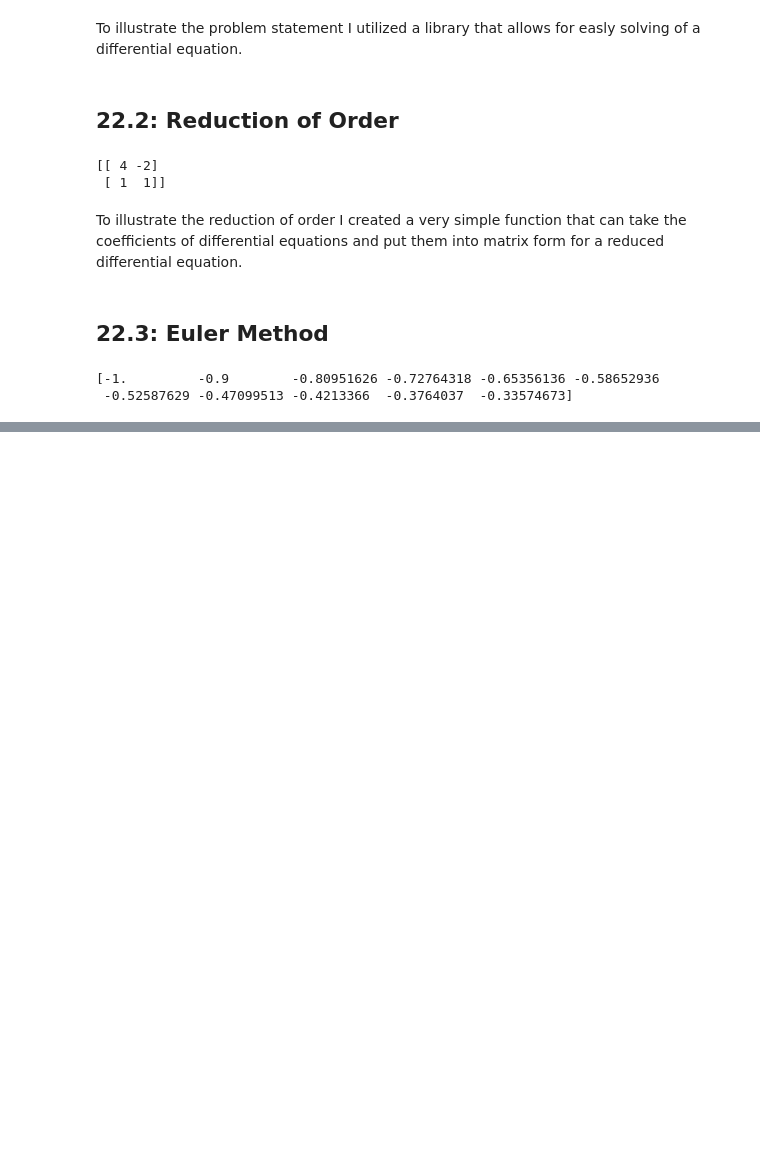
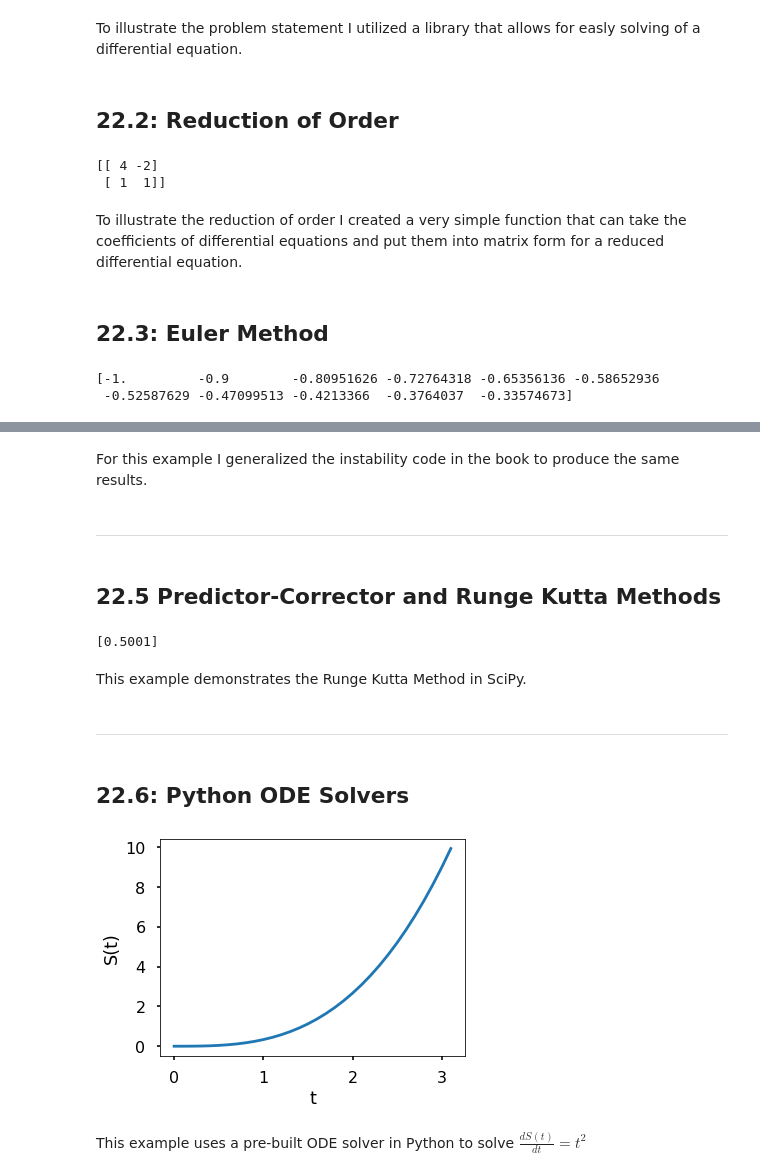
Before and after one commit to AlexanderAmaya1/MAT-421-Applied-Computational-Methods-Homework, a Jupyter notebook: Module_H.ipynb, the cells around one changed output, grey strips where cells are left out. Drawn from its saved outputs; the diff is of its cells as text; code cells hidden in the pictures; blank space fills up the shorter version.

```diff
--- a/Module_H.ipynb
+++ b/Module_H.ipynb
@@ -81,0 +140,66 @@ In this example I took the Euler method example from the book and created a gene
+# %% [markdown]
+For this example I generalized the instability code in the book to produce the same results.
+# %% [markdown]
+
+
+---
+# %% [markdown]
+## 22.5 Predictor-Corrector and Runge Kutta Methods
+# %%
+from math import e
+from scipy import integrate as i
+
+
+def f(t,x):
+    return x-t**2+1
+
+
+sol = i.RK45(f, 0.5, [0] , 10 )
+
+# collect data
+t = []
+
+
+    # get solution step state
+sol.step()
+t.append(sol.t)
+
+
+
+
+print(t)
+# %% [output]
+[0.5001]
+# %% [markdown]
+This example demonstrates the Runge Kutta Method in SciPy.
+# %% [markdown]
+
+
+---
+# %% [markdown]
+## 22.6: Python ODE Solvers
+# %%
+import matplotlib.pyplot as plt
+import numpy as np
+from scipy.integrate import solve_ivp
+
+plt.style.use('seaborn-poster')
+
+%matplotlib inline
+
+F = lambda t, s: t**2
+
+t_eval = np.arange(0, np.pi, 0.1)
+sol = solve_ivp(F, [0, np.pi], [0], t_eval=t_eval)
+
+plt.figure(figsize = (12, 4))
+plt.subplot(121)
+plt.plot(sol.t, sol.y[0])
+plt.xlabel('t')
+plt.ylabel('S(t)')
+
+plt.show()
+# %% [output]
+[figure, added]
+# %% [markdown]
+This example uses a pre-built ODE solver in Python to solve $ \frac{dS(t)}{dt} = t^2$
```
Also changed, not shown: parts of 3 cells of this notebook.
